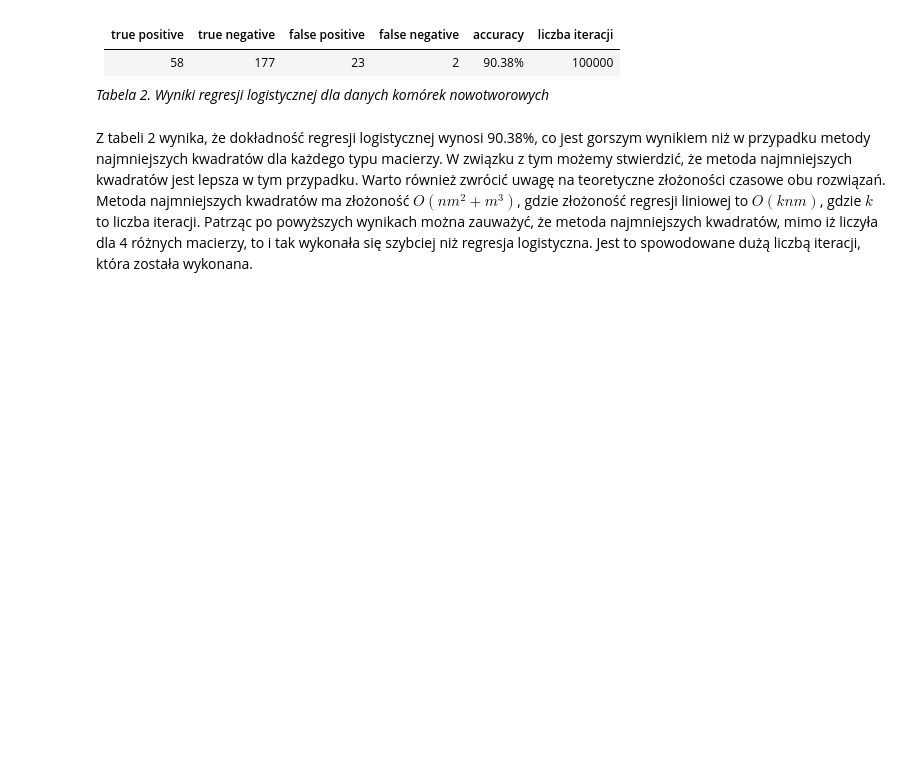
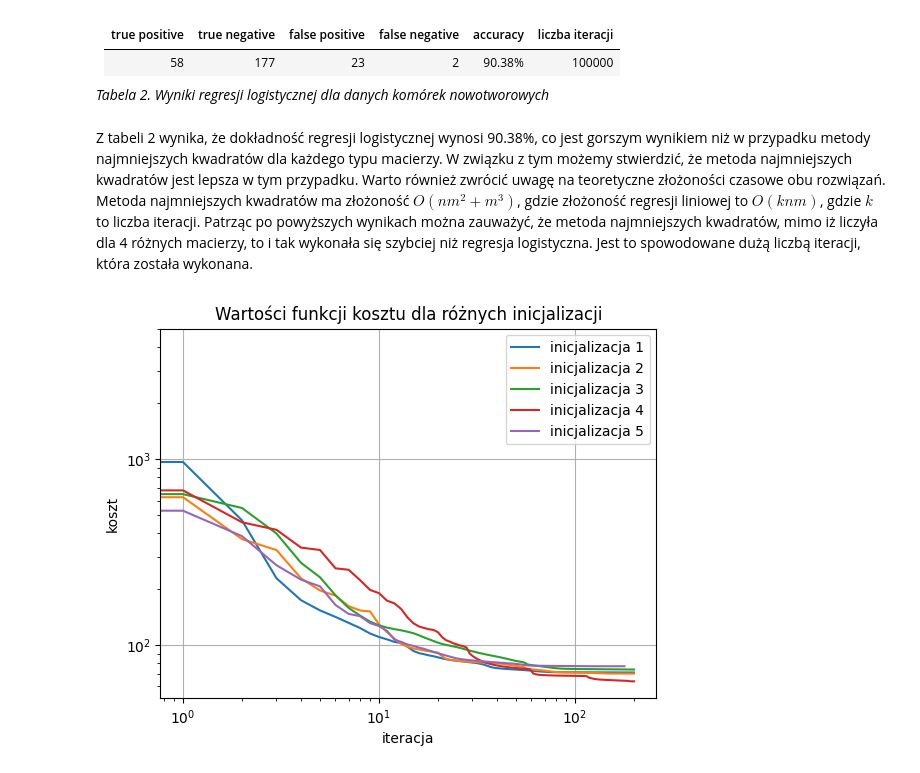
Before and after one commit to lythx/MOWNIT, a Jupyter notebook: lab11/merge.ipynb, the cells around one changed output. Cells and saved outputs as stored; diff of their text form; code cells hidden in the pictures; blank space fills up the shorter version.

```diff
--- a/lab11/merge.ipynb
+++ b/lab11/merge.ipynb
@@ -165,0 +203,45 @@ Z tabeli 2 wynika, że dokładność regresji logistycznej wynosi 90.38%, co jes
+# %%
+def init_x(n, x0, xn):
+    x = np.random.uniform(low=0, high=20, size=(n + 1, 2))
+    x[0][0] = x0[0]
+    x[0][1] = x0[1]
+    x[n][0] = xn[0]
+    x[n][1] = xn[1]
+    return x
+
+def init_r(k):
+    return np.random.uniform(low=0, high=20, size=(k, 2))
+# %%
+def minimize_path(n, k, r, x0, xn, lambda1, lambda2, eps, n_iter):
+    x = init_x(n, x0, xn)
+    r = init_r(k)
+
+    F = lambda x: calc_F(x, r, n, k, lambda1, lambda2, eps)
+    F_grad = lambda x: calc_F_grad(x, r, n, k, lambda1, lambda2, eps)
+
+    costs = [F(x)]
+    for iter in range(n_iter):
+        grad = F_grad(x)
+        gold_result = golden(lambda alpha: F(x + alpha * grad))
+        x += gold_result * grad
+        costs.append(F(x))
+        if np.abs(costs[-2] - costs[-1]) < eps:
+            break
+    return x, r, costs
+# %%
+r_vec = init_r(50)
+
+results = [minimize_path(20, 50, r_vec, [0, 0], [20, 20], 1, 1, 10e-13, 200) for _ in range(5)]
+# %%
+arange = np.arange(0, 401, 1)
+plt.loglog(figsize=(12,6))
+plt.title("Wartości funkcji kosztu dla różnych inicjalizacji")
+plt.xlabel("iteracja")
+plt.ylabel("koszt")
+for i, result in enumerate(results):
+    plt.plot(arange[:len(result[2])], result[2], label=f"inicjalizacja {i + 1}")
+plt.legend()
+plt.grid()
+plt.show()
+# %% [output]
+[figure, added]
```
Also changed, not shown: parts of 5 cells of this notebook.
